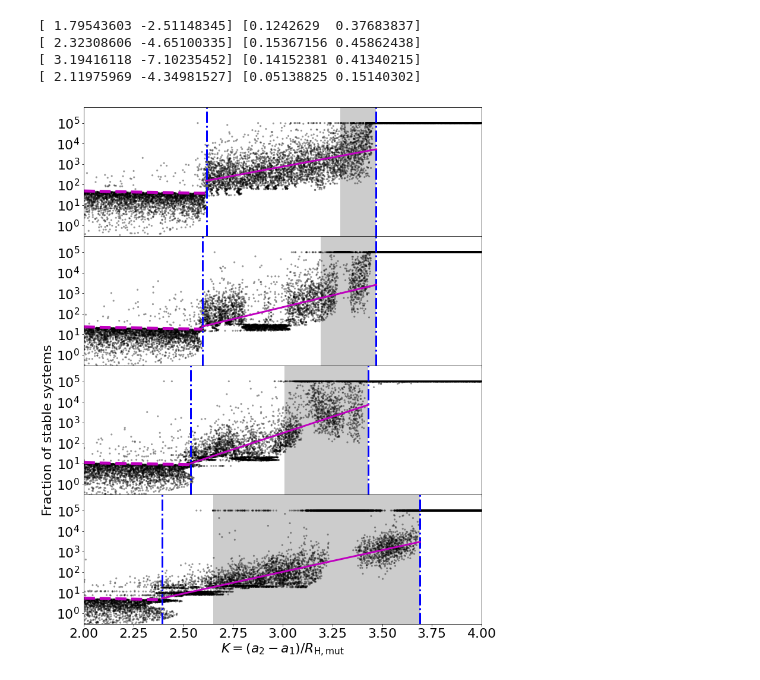
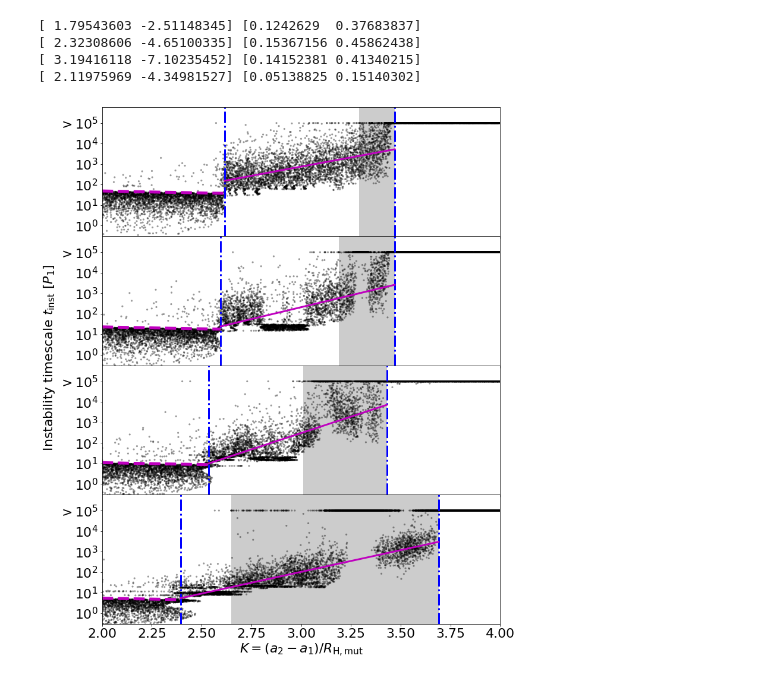
Before and after one commit to lijiaru0305/Hill-friction, a Jupyter notebook: revise-plots/1p-nogas.ipynb, the cells around one changed output. Saved outputs shown, nothing was run; the diff lists cells and outputs as text; code cells hidden in the pictures.

```diff
--- a/revise-plots/1p-nogas.ipynb
+++ b/revise-plots/1p-nogas.ipynb
@@ -67,7 +67,7 @@ for iii in [0,1,2,3]:
     for p in np.arange(10)+1:
         for q in np.arange(5)+2:
             Kres,a2 = resonance_to_K((p+q)/(p),mu)
-            axs[iii].axvline(x=Kres,c='b',ls='--')
+            #axs[iii].axvline(x=Kres,c='b',ls='--')
             if (Kres>3.0) and (Kres<3.6):
                 print(p,q,Kres,a2)
 
@@ -81,7 +81,7 @@ axs[-1].set_yticks([0.0,0.25,0.5,0.75,1.0])
 #axs[0].legend()
 
 axs[-1].set_xlabel(r'$K= (a_2-a_1)/R_{\rm H,mut}}$')
-axs[2].set_ylabel('Fraction of stable systems')
+axs[2].set_ylabel('                                    Fraction of stable systems')
 
 axs[-1].set_xlim([2.0,4.0])
 axs[-1].set_ylim([0.0,1.0])
@@ -126,7 +126,15 @@ def frac_fit2(K,Kcr):
     return 1./(1.+np.exp(-(K-Kcr)/0.1))
 
 
-
+def K_to_Tsyn(K,mu):
+    a1 = 1.
+    eta = ((mu)/3.)**(1./3.)
+    RH = (eta/(1.-0.5*K*eta)) * a1
+    a2 = a1+ K*RH
+    T1 = a1**1.5
+    T2 = a2**1.5
+    Tsyn = 1/(1./T1-1./T2)
+    return Tsyn
 
 
 K_gz_list = [3.29,3.19,3.01,2.65]
@@ -154,6 +162,7 @@ for iii in [0,1,2,3]:
     axs[iii].set_yscale('log')
     axs[iii].set_ylim([3.0e-1,6e5])
     axs[iii].set_yticks([1e0,1e1,1e2,1e3,1e4,1e5])
+    axs[iii].set_yticklabels([r'$10^{0}$',r'$10^{1}$',r'$10^{2}$',r'$10^{3}$',r'$10^{4}$',r'$>10^{5}$'])
 
     Tsyn = K_to_Tsyn(K,mu)
     Kl = np.linspace(2,4,100)
@@ -178,32 +187,32 @@ for iii in [0,1,2,3]:
     axs[iii].fill_between([K_gz,K_crit],[1e-2,1e-2],[1e6,1e6],edgecolor='none',facecolor='k',alpha=0.2)
 
     def Tins_fit(K,b,c):
         return b*K+c
 
     ind_fit = (K>Ksyn) * (K<K_crit) * (data[:,0]<0.5)
     X_fit = K[ind_fit]
     Y_fit = np.log10(Tinst[ind_fit])
     popt, pcov = curve_fit(Tins_fit, X_fit, Y_fit)
     print(popt,np.sqrt(np.diag(pcov))*3)
     kk_fit = np.linspace(Ksyn,K_crit,11)
     axs[iii].plot(kk_fit, 10**(Tins_fit(kk_fit, *popt)), color='m', linewidth=3)
 
 
 
 #axs[-1].set_yticks([0.0,0.25,0.5,0.75,1.0])
 #axs[0].legend()
 
 axs[-1].set_xlabel(r'$K= (a_2-a_1)/R_{\rm H,mut}}$')
-axs[2].set_ylabel('Fraction of stable systems')
+axs[2].set_ylabel(r'                                   Instability timescale $t_{\rm inst}$ [$P_1$]')
 
 axs[-1].set_xlim([2.0,4.0])
 #axs[3].set_xticks(np.linspace(2.0,4.0,11))
 
 plt.savefig('./pics/pics-time_nf-wRH-rev.pdf',bbox_inches='tight',transparent=True)
 plt.savefig('./pics/pics-time_nf-wRH-rev.png',bbox_inches='tight',transparent=True)
 # %% [output]
 [ 1.79543603 -2.51148345] [0.1242629  0.37683837]
 [ 2.32308606 -4.65100335] [0.15367156 0.45862438]
 [ 3.19416118 -7.10235452] [0.14152381 0.41340215]
 [ 2.11975969 -4.34981527] [0.05138825 0.15140302]
-[figure, old version]
+[figure, new version]
```
Also changed, not shown: parts of 1 cell of this notebook, 26 other files.
